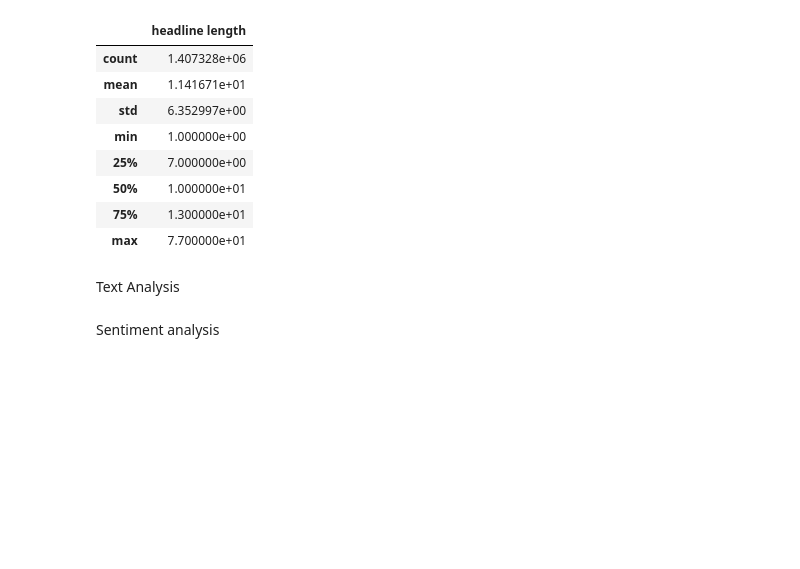
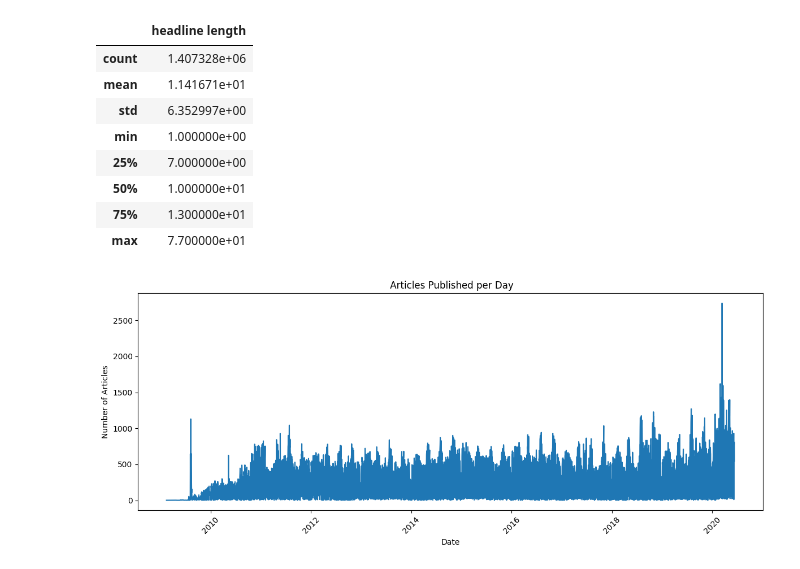
Before and after one commit to zemawi/Stock_Analysis, a Jupyter notebook: notebooks/EDA.ipynb, the cells around one changed output. Cells and saved outputs as stored; diff of their text form; code cells hidden in the pictures; blank space fills up the shorter version.

```diff
--- a/notebooks/EDA.ipynb
+++ b/notebooks/EDA.ipynb
@@ -122,4 +93,18 @@ px.line(
-# %% [markdown]
-Text Analysis
-# %% [markdown]
-Sentiment analysis
+# %%
+
+news['only_date'] = news['date'].dt.date
+
+
+daily_counts = news['only_date'].value_counts().sort_index()
+
+
+plt.figure(figsize=(12, 5))
+daily_counts.plot(kind='line')
+plt.title(" Articles Published per Day")
+plt.xlabel("Date")
+plt.ylabel("Number of Articles")
+plt.xticks(rotation=45)
+plt.tight_layout()
+plt.show()
+# %% [output]
+[figure, added]
```
Also changed, not shown: parts of 17 cells of this notebook, 2 other files.
